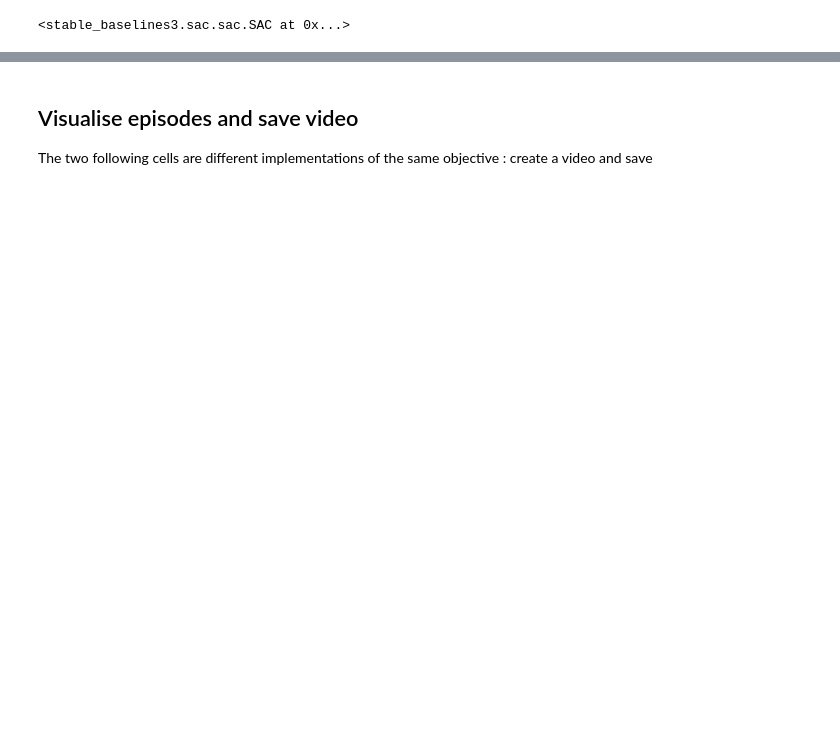
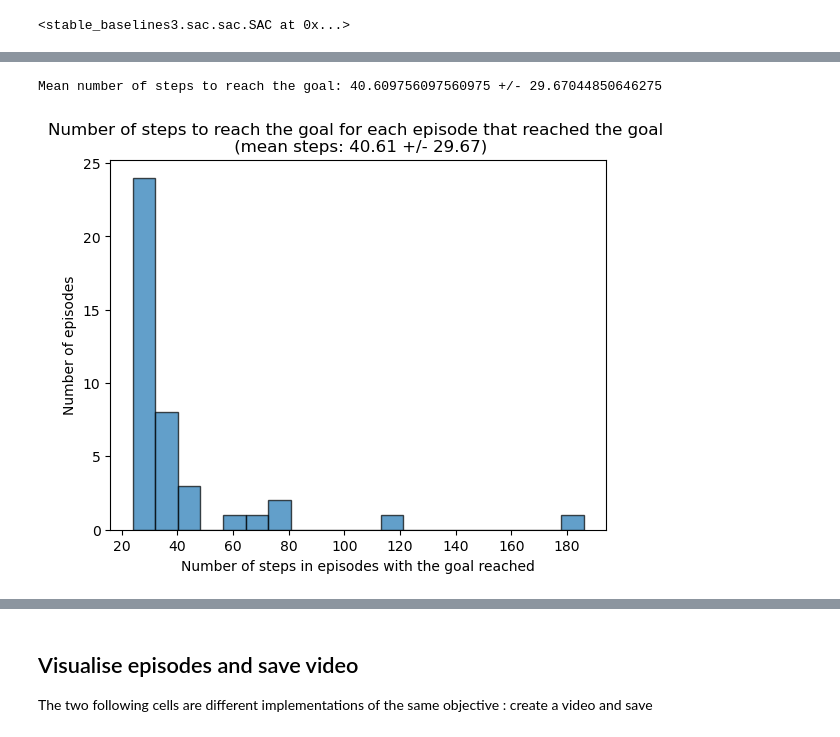
Before and after one commit to Wanadou/RL_project, a Jupyter notebook: parking/parking_stable_baselines.ipynb, the cells around one changed output, grey strips where cells are left out. Saved outputs shown, nothing was run; the diff lists cells and outputs as text; code cells hidden in the pictures; blank space fills up the shorter version.

```diff
--- a/parking/parking_stable_baselines.ipynb
+++ b/parking/parking_stable_baselines.ipynb
@@ -71,0 +176,17 @@ agent.learn(total_timesteps=int(STEPS))
+# %%
+# get the mean and std of the nb_steps for the episodes that reached the goal
+nb_steps_reached = [nb_steps[i] for i in range(N_sim) if final_states[i] == "reached"]
+mean_steps = np.mean(nb_steps_reached)
+std_steps = np.std(nb_steps_reached)
+print(f"Mean number of steps to reach the goal: {mean_steps} +/- {std_steps}")
+
+# bar plot of the nb_steps for the episodes that reached the goal
+plt.hist(nb_steps_reached, bins=20, edgecolor='black', alpha=0.7)
+plt.ylabel("Number of episodes")
+plt.xlabel("Number of steps in episodes with the goal reached")
+plt.title("Number of steps to reach the goal for each episode that reached the goal \n (mean steps: {:.2f} +/- {:.2f})".format(mean_steps, std_steps))
+plt.savefig(f"nb_steps_reached_{STEPS}.png")
+plt.show()
+# %% [output]
+Mean number of steps to reach the goal: 40.609756097560975 +/- 29.67044850646275
+[figure, added]
```
Also changed, not shown: parts of 20 cells of this notebook, 37 other files.
